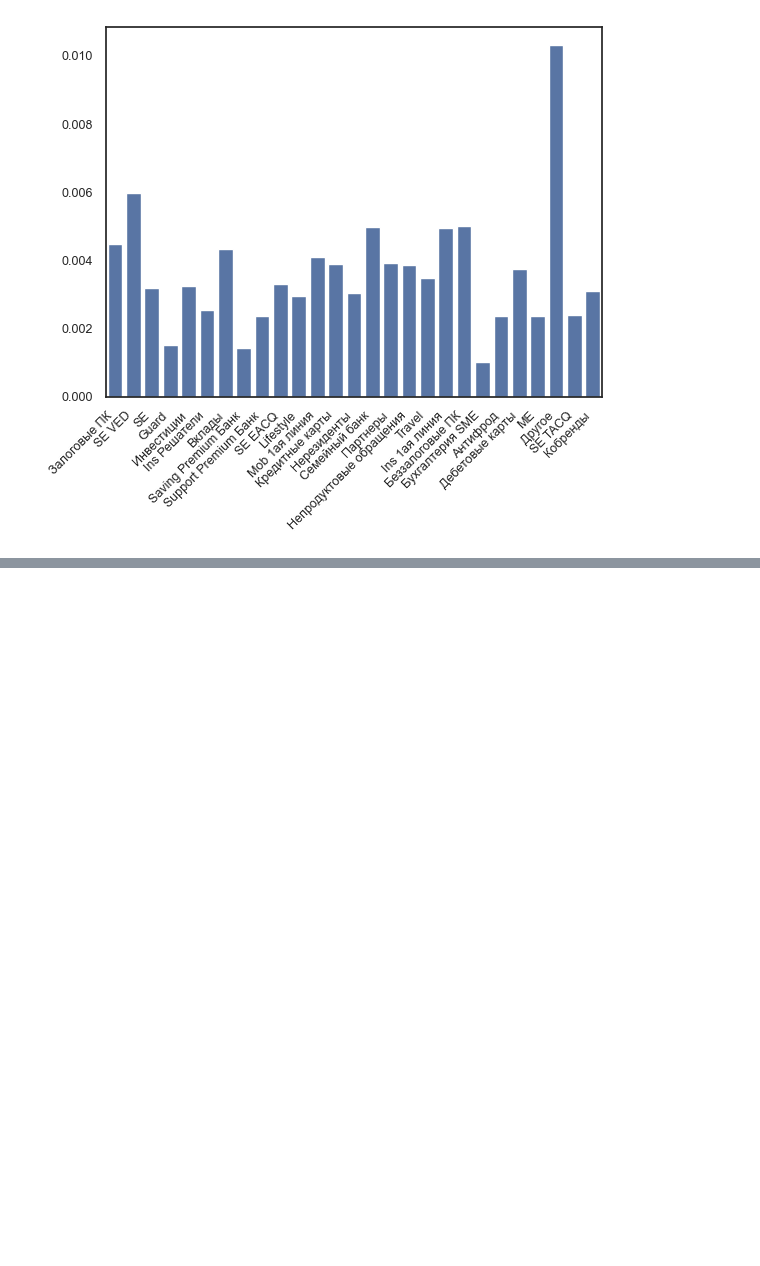
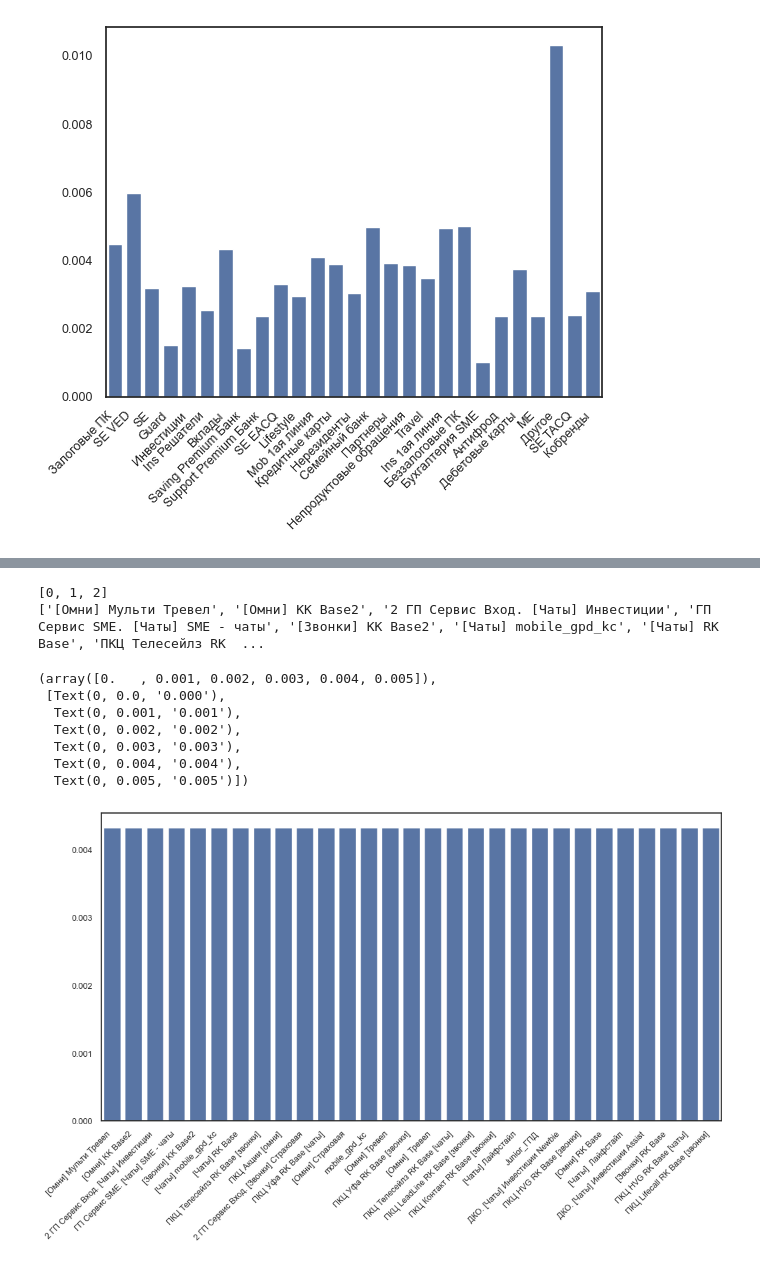
Before and after one commit to Worislooov/DANO_MSC_2025, a Jupyter notebook: Lev/graphycs.ipynb, the cells around one changed output, grey strips where cells are left out. Cells and saved outputs as stored; diff of their text form; code cells hidden in the pictures; blank space fills up the shorter version.

```diff
--- a/Lev/graphycs.ipynb
+++ b/Lev/graphycs.ipynb
@@ -708,0 +713,22 @@ plt.yticks(fontsize=9)
+# %%
+res = {}
+plt.figure(figsize=(12, 6))
+print(list(set(df["emp_type"])))
+print(list(set(df[df["emp_type"] != 0]["planning_group_nm"])))
+for i in list(set(df[df["emp_type"] != 0]["planning_group_nm"])):
+    res[i] =df[df["emp_type"] != 0]["prod"].mean()
+
+sns.barplot(x=list(res.keys()), y=list(res.values()))
+plt.xticks(fontsize=9, rotation=45, ha='right')
+plt.yticks(fontsize=9)
+# %% [output]
+[0, 1, 2]
+['[Омни] Мульти Тревел', '[Омни] KK Base2', '2 ГП Сервис Вход. [Чаты] Инвестиции', 'ГП Сервис SME. [Чаты] SME - чаты', '[Звонки] KK Base2', '[Чаты] mobile_gpd_kc', '[Чаты] RK Base', 'ПКЦ Телесейлз RK  ...
+(array([0.   , 0.001, 0.002, 0.003, 0.004, 0.005]),
+ [Text(0, 0.0, '0.000'),
+  Text(0, 0.001, '0.001'),
+  Text(0, 0.002, '0.002'),
+  Text(0, 0.003, '0.003'),
+  Text(0, 0.004, '0.004'),
+  Text(0, 0.005, '0.005')])
+[figure, added]
```
Also changed, not shown: parts of 2 cells of this notebook.
